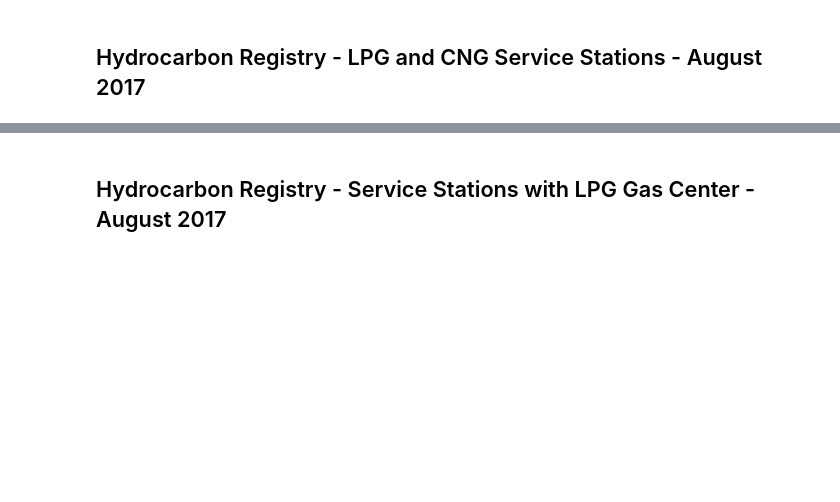
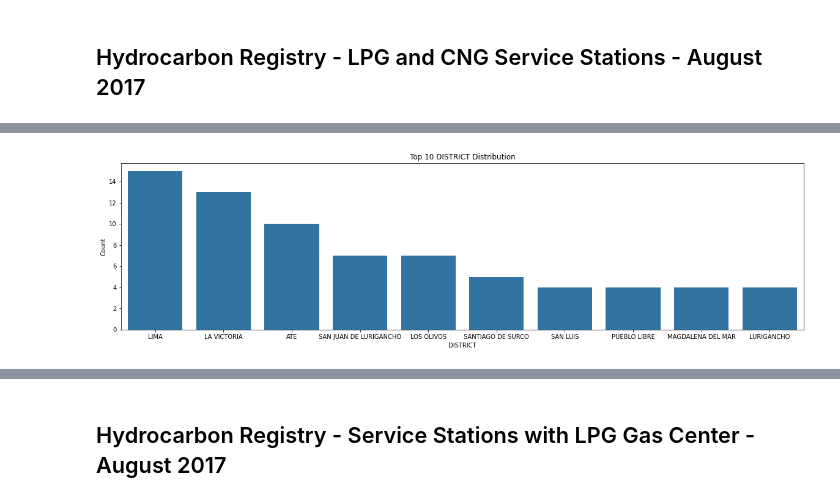
Before and after one commit to OmdenaLimaChapter/1.First-project_Lima_Peru_Open_Data, a Jupyter notebook: Datasets/energy/Registry_Of_Liquid_Hydrocarbons.ipynb, the cells around one changed output, grey strips where cells are left out. Saved outputs shown, nothing was run; the diff lists cells and outputs as text; code cells hidden in the pictures; blank space fills up the shorter version.

```diff
--- a/Datasets/energy/Registry_Of_Liquid_Hydrocarbons.ipynb
+++ b/Datasets/energy/Registry_Of_Liquid_Hydrocarbons.ipynb
@@ -239,0 +282,7 @@ df1.head(1)
+# %%
+# a bar plot of DISTRICT
+
+plt.figure(figsize = [20, 5])
+bar_plt(df1_lima, 'DISTRICT', 10, 0)
+# %% [output]
+[figure, added]
```
Also changed, not shown: parts of 27 cells of this notebook.
